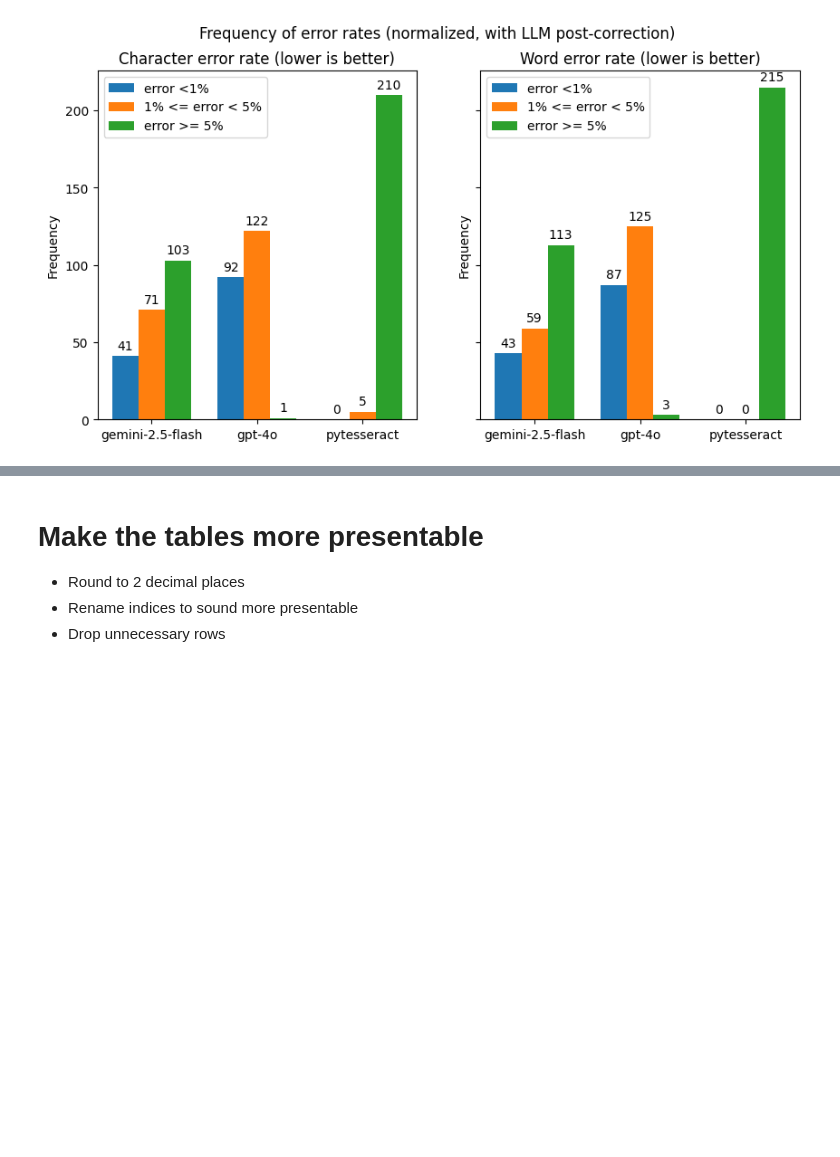
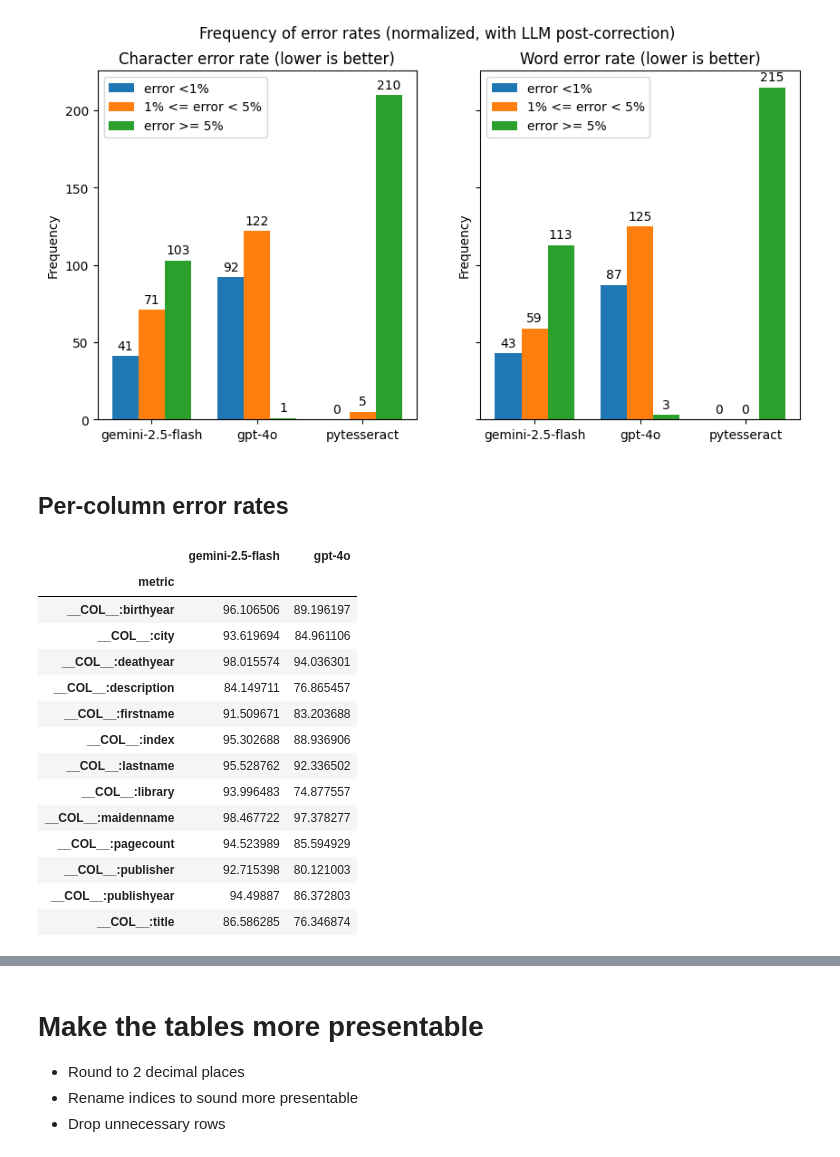
Before and after one commit to GC-20C-Text-Lab/ocr-benchmarking, a Jupyter notebook: src/workflow/visualizations.ipynb, the cells around one changed output, grey strips where cells are left out. Drawn from its saved outputs; the diff is of its cells as text; code cells hidden in the pictures; blank space fills up the shorter version.

```diff
--- a/src/workflow/visualizations.ipynb
+++ b/src/workflow/visualizations.ipynb
@@ -563,3 +563,24 @@ for ax, data, title in zip(
 plt.savefig('error_freq.svg', format='svg', bbox_inches='tight')
 # %% [output]
 [figure]
+# %% [markdown]
+## Per-column error rates
+# %%
+img2json_normalized = json_col_pct.loc[('llm-img2json', 'normalized')]
+img2json_normalized
+# %% [output]
+|  | gemini-2.5-flash | gpt-4o |
+| metric |  |  |
+| __COL__:birthyear | 96.106506 | 89.196197 |
+| __COL__:city | 93.619694 | 84.961106 |
+| __COL__:deathyear | 98.015574 | 94.036301 |
+| __COL__:description | 84.149711 | 76.865457 |
+| __COL__:firstname | 91.509671 | 83.203688 |
+| __COL__:index | 95.302688 | 88.936906 |
+| __COL__:lastname | 95.528762 | 92.336502 |
+| __COL__:library | 93.996483 | 74.877557 |
+| __COL__:maidenname | 98.467722 | 97.378277 |
+| __COL__:pagecount | 94.523989 | 85.594929 |
+| __COL__:publisher | 92.715398 | 80.121003 |
+| __COL__:publishyear | 94.49887 | 86.372803 |
+| __COL__:title | 86.586285 | 76.346874 |
```
Also changed, not shown: parts of 4 cells of this notebook, 5 other files.
